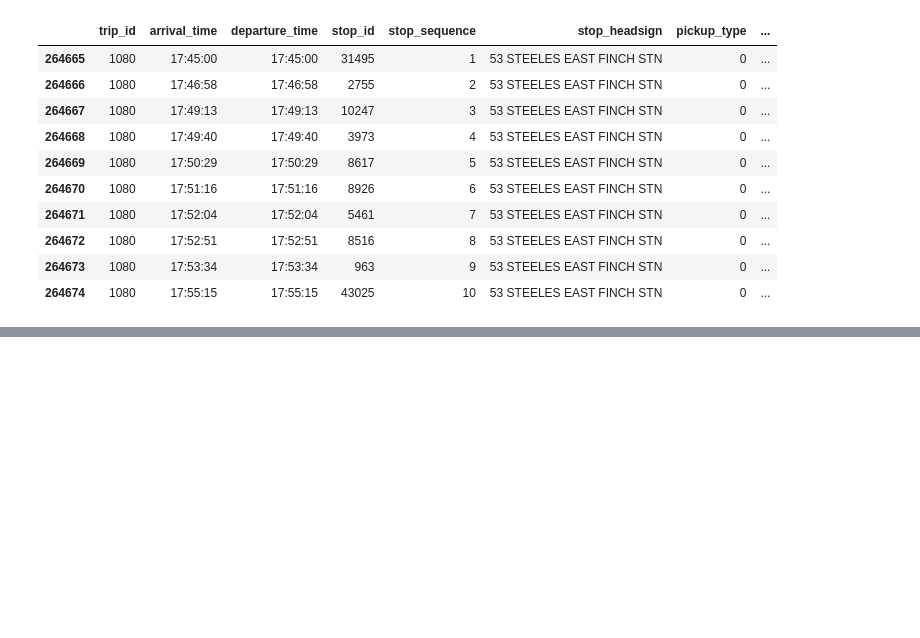
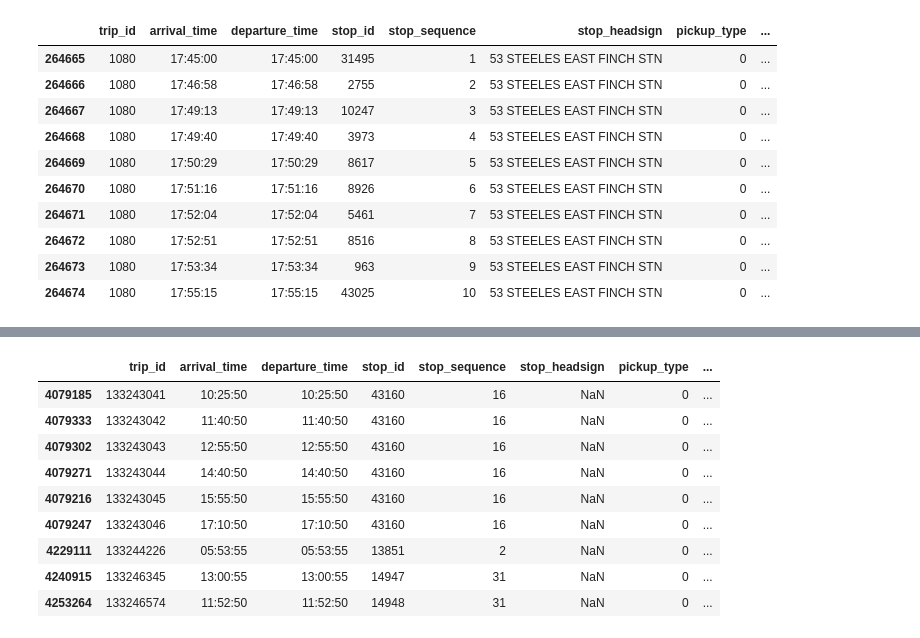
Before and after one commit to devslinky/TAL, a Jupyter notebook: GTFS_static_data_vis.ipynb, the cells around one changed output, grey strips where cells are left out. Cells and saved outputs as stored; diff of their text form; code cells hidden in the pictures; blank space fills up the shorter version.

```diff
--- a/GTFS_static_data_vis.ipynb
+++ b/GTFS_static_data_vis.ipynb
@@ -2601,0 +2665,27 @@ Name: count, dtype: int64
+# %%
+# overall the distribution of updated average speed of TTC veichles between consecutive stops makes more sense (high volume of trip speeds between
+# 10-50 Km/hr)
+
+# some trips still have issues with the time taken to travel metrics and distances metrics
+# (below we see records taking 4 seconds to travel 0.11 meters or 60 seconds to travel a few meters, this is probably an issue
+# with the recording of both time and distance values)
+
+# for ease of work, lets impute these rows with the median average speed
+
+display(stop_times[stop_times["Updated_Average_Speed_Km/hr"] > 100])
+
+stop_times.loc[
+    stop_times["Updated_Average_Speed_Km/hr"] > 100,
+    "Updated_Average_Speed_Km/hr"
+] = 19.82
+# %% [output]
+|  | trip_id | arrival_time | departure_time | stop_id | stop_sequence | stop_headsign | pickup_type | ... |
+| 4079185 | 133243041 | 10:25:50 | 10:25:50 | 43160 | 16 | NaN | 0 | ... |
+| 4079333 | 133243042 | 11:40:50 | 11:40:50 | 43160 | 16 | NaN | 0 | ... |
+| 4079302 | 133243043 | 12:55:50 | 12:55:50 | 43160 | 16 | NaN | 0 | ... |
+| 4079271 | 133243044 | 14:40:50 | 14:40:50 | 43160 | 16 | NaN | 0 | ... |
+| 4079216 | 133243045 | 15:55:50 | 15:55:50 | 43160 | 16 | NaN | 0 | ... |
+| 4079247 | 133243046 | 17:10:50 | 17:10:50 | 43160 | 16 | NaN | 0 | ... |
+| 4229111 | 133244226 | 05:53:55 | 05:53:55 | 13851 | 2 | NaN | 0 | ... |
+| 4240915 | 133246345 | 13:00:55 | 13:00:55 | 14947 | 31 | NaN | 0 | ... |
+| 4253264 | 133246574 | 11:52:50 | 11:52:50 | 14948 | 31 | NaN | 0 | ... |
```
Also changed, not shown: parts of 14 cells of this notebook.
